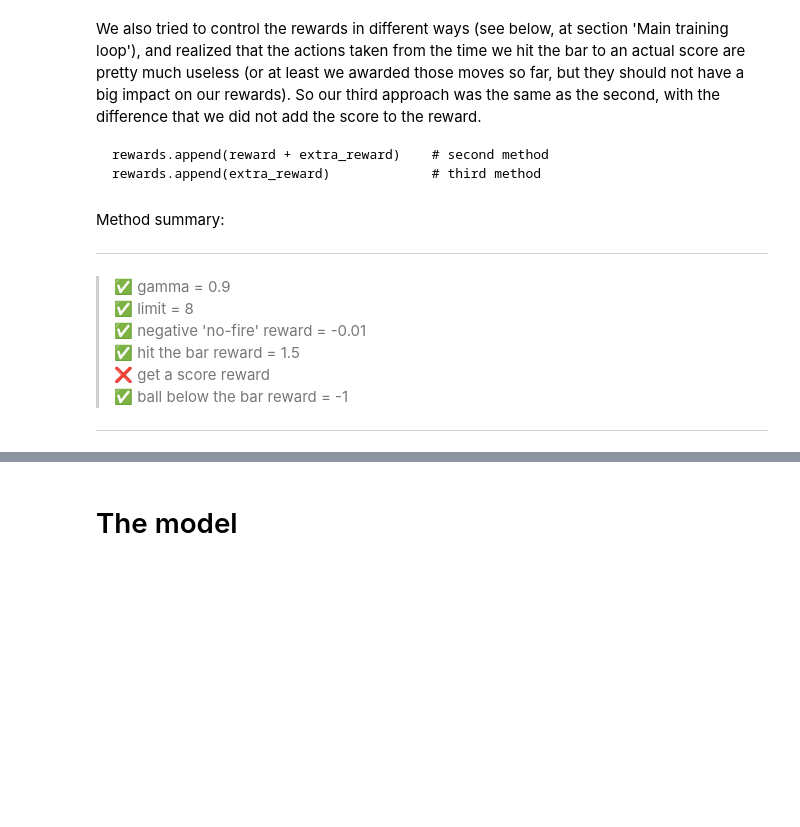
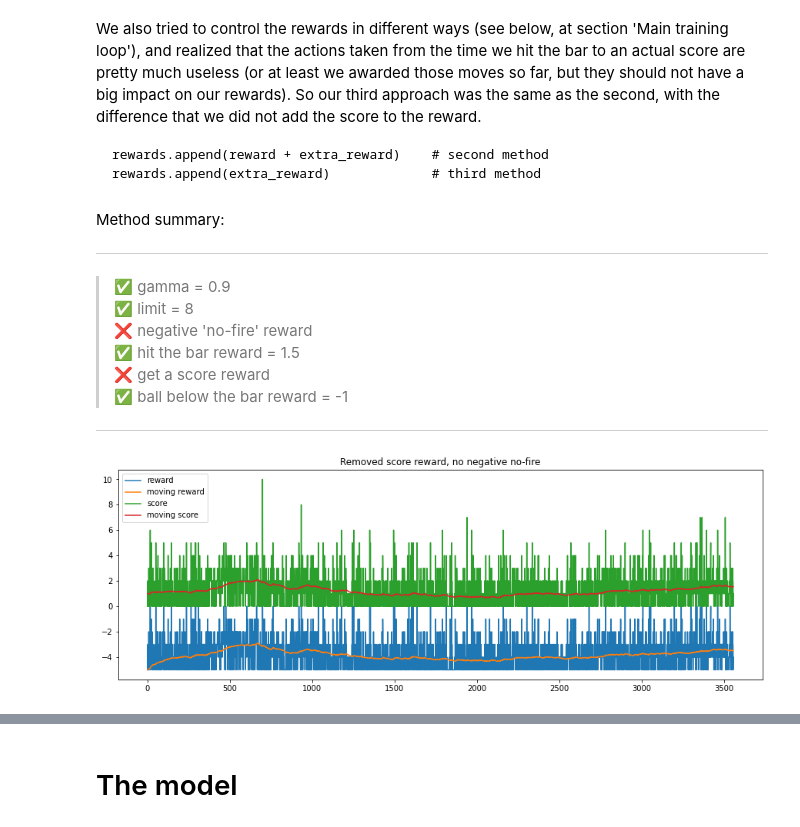
Before and after one commit to nellika/RL_Breakout_RAM, a Jupyter notebook: breakout_ram.ipynb, the cells around one changed output, grey strips where cells are left out. Cells and saved outputs as stored; diff of their text form; code cells hidden in the pictures; blank space fills up the shorter version.

```diff
--- a/breakout_ram.ipynb
+++ b/breakout_ram.ipynb
@@ -292,7 +338,7 @@ Method summary:
 
 > ✅ gamma = 0.9
 > <br>✅ limit = 8
-> <br>✅ negative 'no-fire' reward = -0.01
+> <br>❌ negative 'no-fire' reward
 > <br>✅ hit the bar reward = 1.5
 > <br>❌ get a score reward
 > <br>✅ ball below the bar reward = -1
@@ -302,0 +347,9 @@ Method summary:
+# %%
+no_score_reward_stat = np.genfromtxt('dekstop_limit_no_punish.csv',delimiter=',',dtype=np.float16)
+plt.rcParams["figure.figsize"] = (15,5)
+plt.plot(no_score_reward_stat)
+plt.legend(['reward','moving reward','score','moving score'])
+plt.title('Removed score reward, no negative ''no-fire''')
+plt.show()
+# %% [output]
+[figure, added]
```
Also changed, not shown: parts of 16 cells of this notebook.
